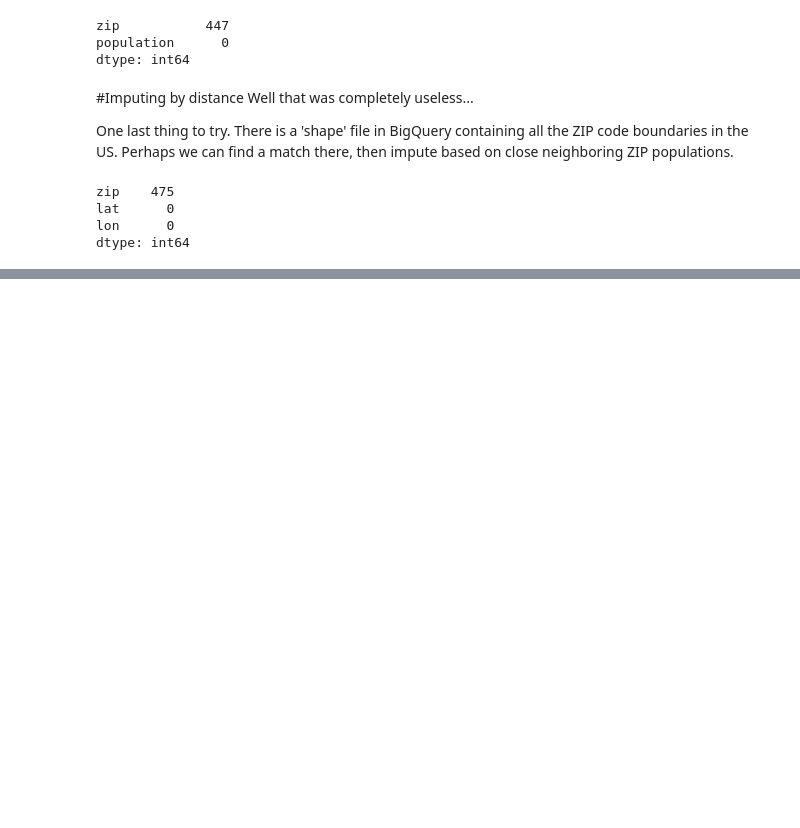
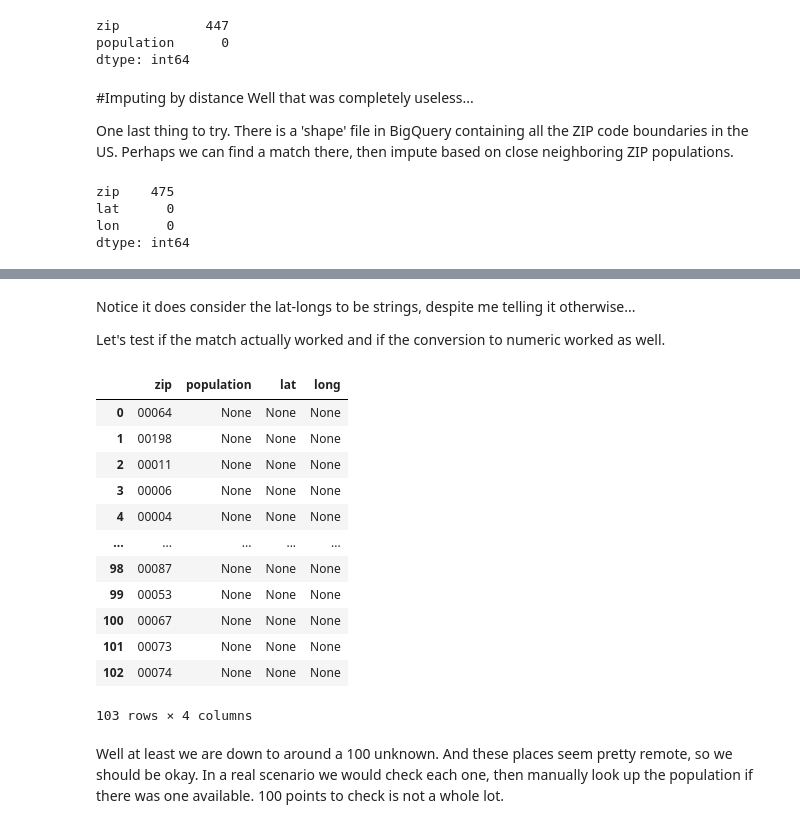
Before and after one commit to thedanindanger/yaads-examples, a Jupyter notebook: zipCodeImpute/ZIPCodeImpute.ipynb, the cells around one changed output, grey strips where cells are left out. Saved outputs shown, nothing was run; the diff lists cells and outputs as text; code cells hidden in the pictures; blank space fills up the shorter version.

```diff
--- a/zipCodeImpute/ZIPCodeImpute.ipynb
+++ b/zipCodeImpute/ZIPCodeImpute.ipynb
@@ -209,0 +257,42 @@ Credit to www.geonames.org for maintaining the repo
+# %% [markdown]
+Notice it does consider the lat-longs to be strings, despite me telling it otherwise...
+
+Let's test if the match actually worked and if the conversion to numeric worked as well.
+# %%
+%%bigquery --project $project_id
+select t.zip,
+  z10.population,
+  cast(g.lat as numeric) as lat,
+  cast(g.long as numeric) as long
+from
+  `yaads-articles.sample_data.target_zips` t
+left join
+  `yaads-articles.sample_data.zip_us_geo` g
+on right(concat('00000',t.zip),5)= right(concat('00000',g.zip),5)
+left join (
+  --NOTE: Census had a lot of duplication
+    select
+      right(concat('00000',zipcode),5) as zipcode,
+      max(population) as population
+    from
+      `bigquery-public-data.census_bureau_usa.population_by_zip_2010`
+    group by 1
+ ) z10
+  on right(concat('00000',t.zip),5) = right(concat('00000',z10.zipcode),5)
+where lat is null and z10.population is null
+# %% [output]
+|  | zip | population | lat | long |
+| 0 | 00064 | None | None | None |
+| 1 | 00198 | None | None | None |
+| 2 | 00011 | None | None | None |
+| 3 | 00006 | None | None | None |
+| 4 | 00004 | None | None | None |
+| ... | ... | ... | ... | ... |
+| 98 | 00087 | None | None | None |
+| 99 | 00053 | None | None | None |
+| 100 | 00067 | None | None | None |
+| 101 | 00073 | None | None | None |
+| 102 | 00074 | None | None | None |
+103 rows × 4 columns
+# %% [markdown]
+Well at least we are down to around a 100 unknown. And these places seem pretty remote, so we should be okay. In a real scenario we would check each one, then manually look up the population if there was one available. 100 points to check is not a whole lot.
```
Also changed, not shown: parts of 14 cells of this notebook.
